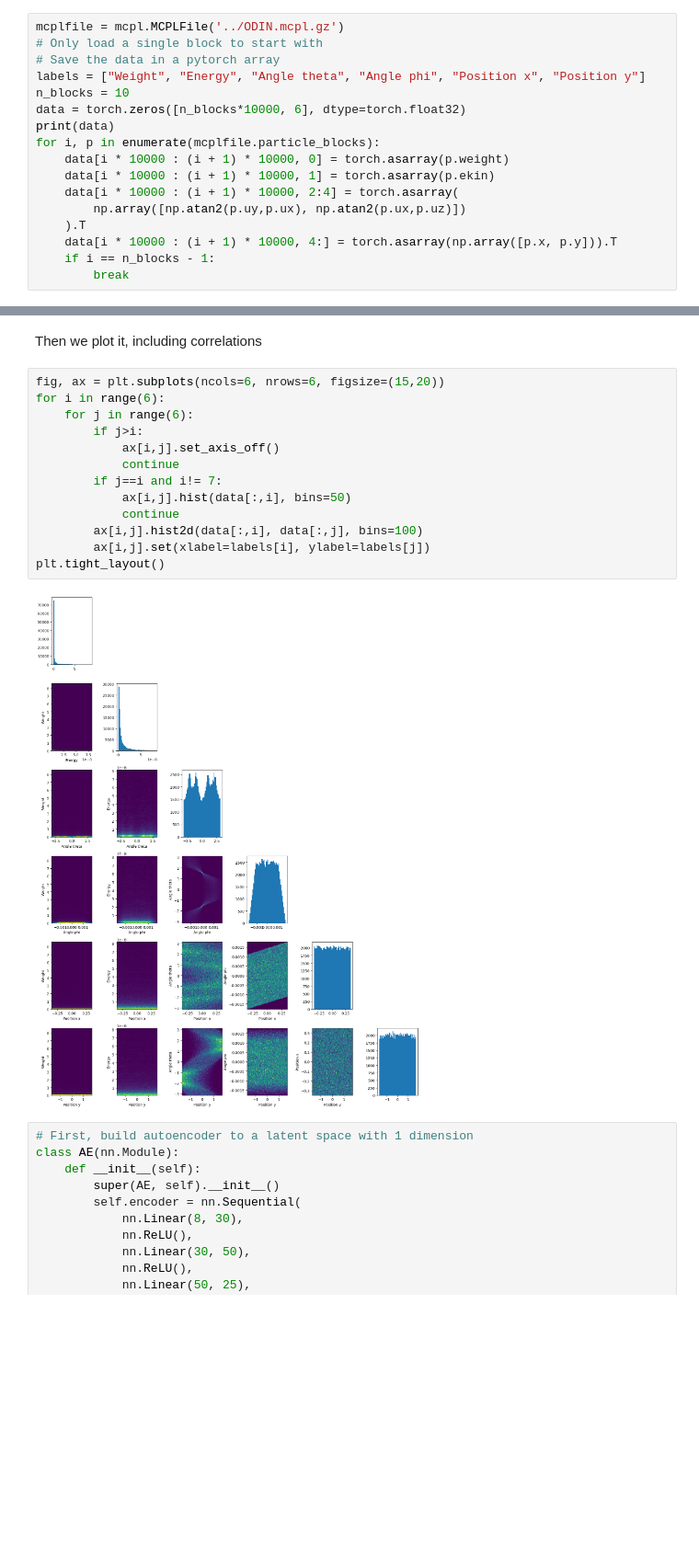
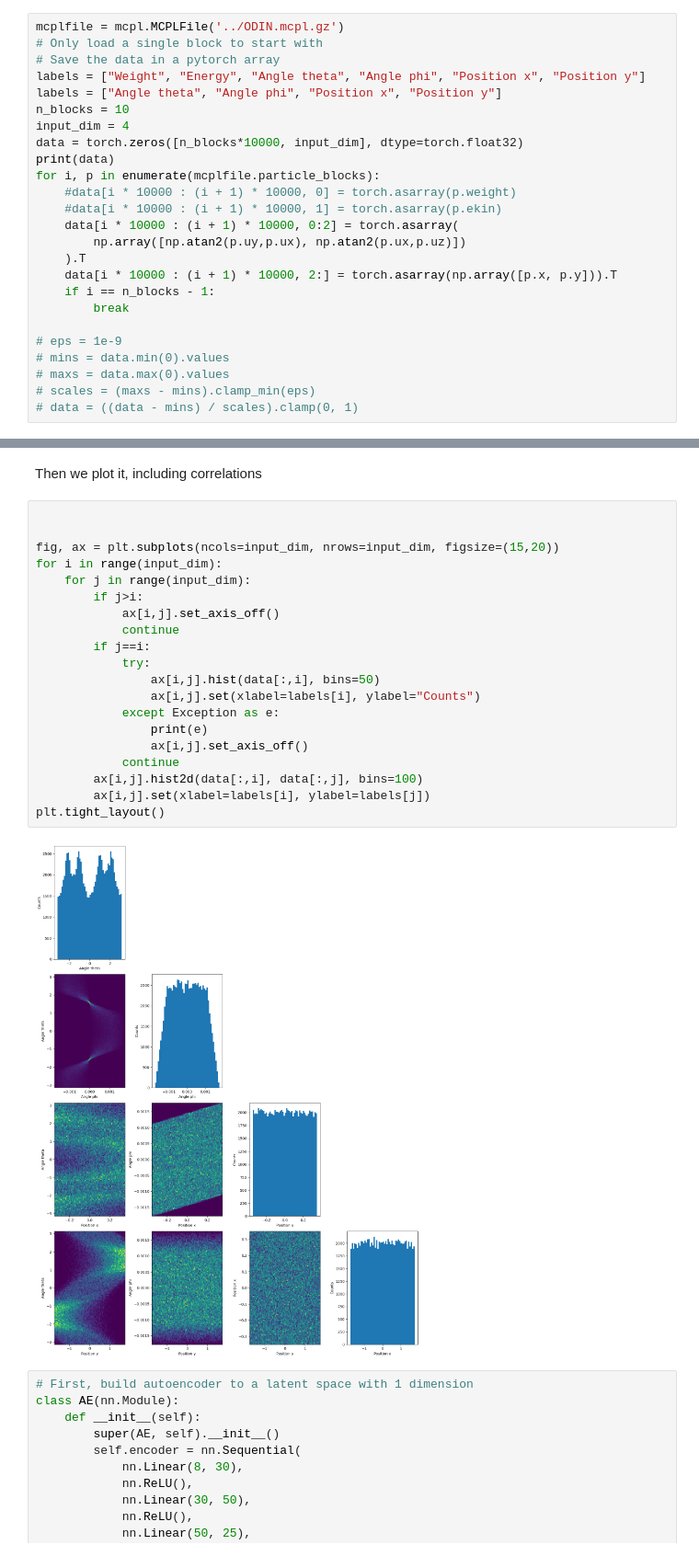
Before and after one commit to Lomholy/mcpl_approximation, a Jupyter notebook: VAE/encoder_decoder.ipynb, the cells around one changed output, grey strips where cells are left out. Shown at 92% size. Drawn from its saved outputs; the diff is of its cells as text; blank space fills up the shorter version.

Commit message:
Remove weights and wavelengths from input data, and play with loss function

```diff
--- a/VAE/encoder_decoder.ipynb
+++ b/VAE/encoder_decoder.ipynb
@@ -18,16 +18,24 @@ mcplfile = mcpl.MCPLFile('../ODIN.mcpl.gz')
 # Only load a single block to start with
 # Save the data in a pytorch array
 labels = ["Weight", "Energy", "Angle theta", "Angle phi", "Position x", "Position y"]
+labels = ["Angle theta", "Angle phi", "Position x", "Position y"]
 n_blocks = 10
-data = torch.zeros([n_blocks*10000, 6], dtype=torch.float32)
+input_dim = 4
+data = torch.zeros([n_blocks*10000, input_dim], dtype=torch.float32)
 print(data)
 for i, p in enumerate(mcplfile.particle_blocks):
-    data[i * 10000 : (i + 1) * 10000, 0] = torch.asarray(p.weight)
-    data[i * 10000 : (i + 1) * 10000, 1] = torch.asarray(p.ekin)
-    data[i * 10000 : (i + 1) * 10000, 2:4] = torch.asarray(
+    #data[i * 10000 : (i + 1) * 10000, 0] = torch.asarray(p.weight)
+    #data[i * 10000 : (i + 1) * 10000, 1] = torch.asarray(p.ekin)
+    data[i * 10000 : (i + 1) * 10000, 0:2] = torch.asarray(
         np.array([np.atan2(p.uy,p.ux), np.atan2(p.ux,p.uz)])
     ).T
-    data[i * 10000 : (i + 1) * 10000, 4:] = torch.asarray(np.array([p.x, p.y])).T
+    data[i * 10000 : (i + 1) * 10000, 2:] = torch.asarray(np.array([p.x, p.y])).T
     if i == n_blocks - 1:
         break
+
+# eps = 1e-9
+# mins = data.min(0).values
+# maxs = data.max(0).values
+# scales = (maxs - mins).clamp_min(eps)
+# data = ((data - mins) / scales).clamp(0, 1)
 # %% [output]
@@ -41,20 +49,27 @@ tensor([[0., 0., 0., 0., 0., 0.],
 # %% [markdown]
 Then we plot it, including correlations
 # %%
-fig, ax = plt.subplots(ncols=6, nrows=6, figsize=(15,20))
-for i in range(6):
-    for j in range(6):
+
+
+fig, ax = plt.subplots(ncols=input_dim, nrows=input_dim, figsize=(15,20))
+for i in range(input_dim):
+    for j in range(input_dim):
         if j>i:
             ax[i,j].set_axis_off()
             continue
-        if j==i and i!= 7:
-            ax[i,j].hist(data[:,i], bins=50)
+        if j==i:
+            try:
+                ax[i,j].hist(data[:,i], bins=50)
+                ax[i,j].set(xlabel=labels[i], ylabel="Counts")
+            except Exception as e:
+                print(e)
+                ax[i,j].set_axis_off()
             continue
         ax[i,j].hist2d(data[:,i], data[:,j], bins=100)
         ax[i,j].set(xlabel=labels[i], ylabel=labels[j])
 plt.tight_layout()
 # %% [output]
-[figure, old version]
+[figure, new version]
 # %%
 # First, build autoencoder to a latent space with 1 dimension
 class AE(nn.Module):
```
Also changed, not shown: parts of 1 cell of this notebook, 3 other files.
